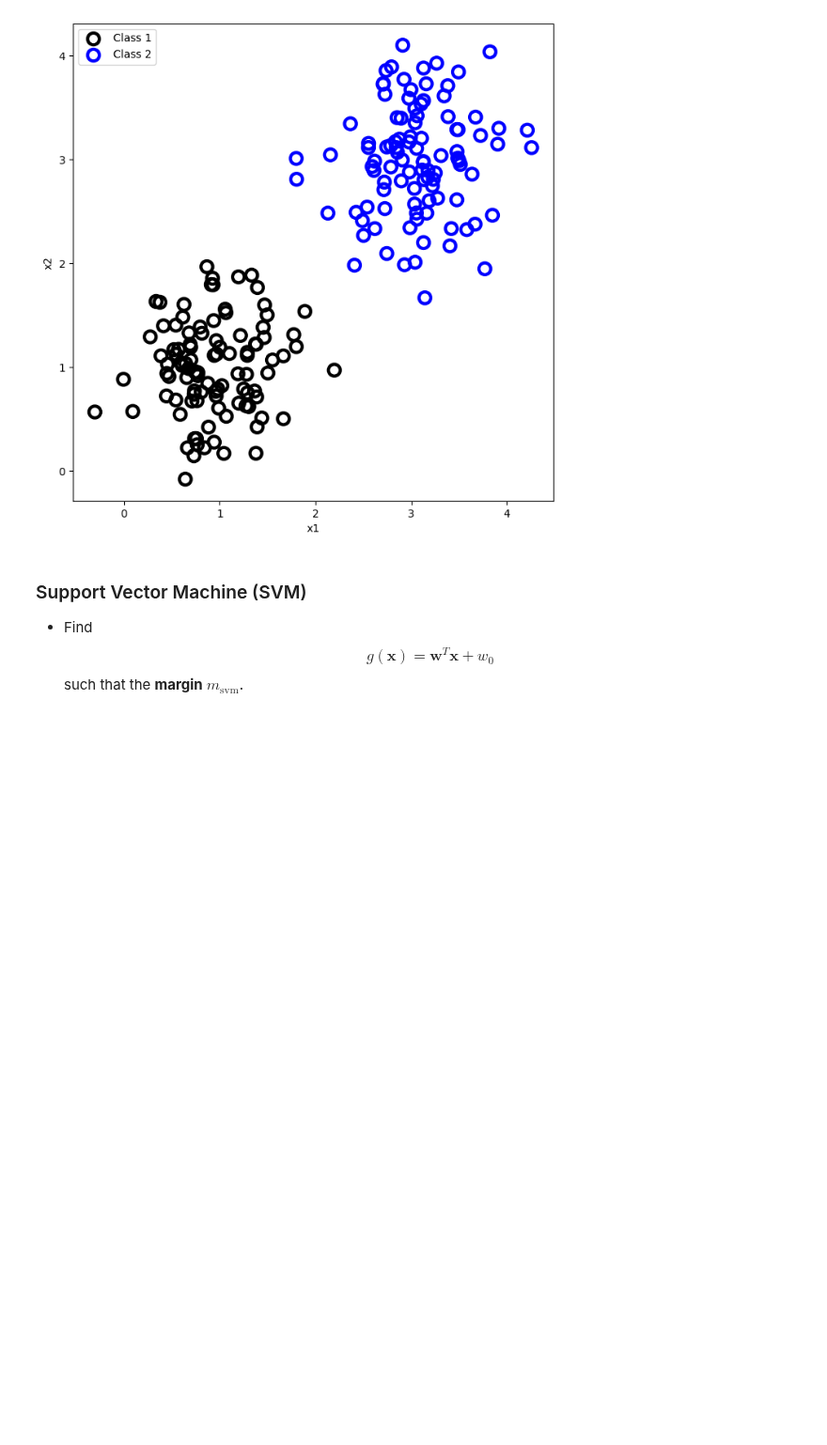
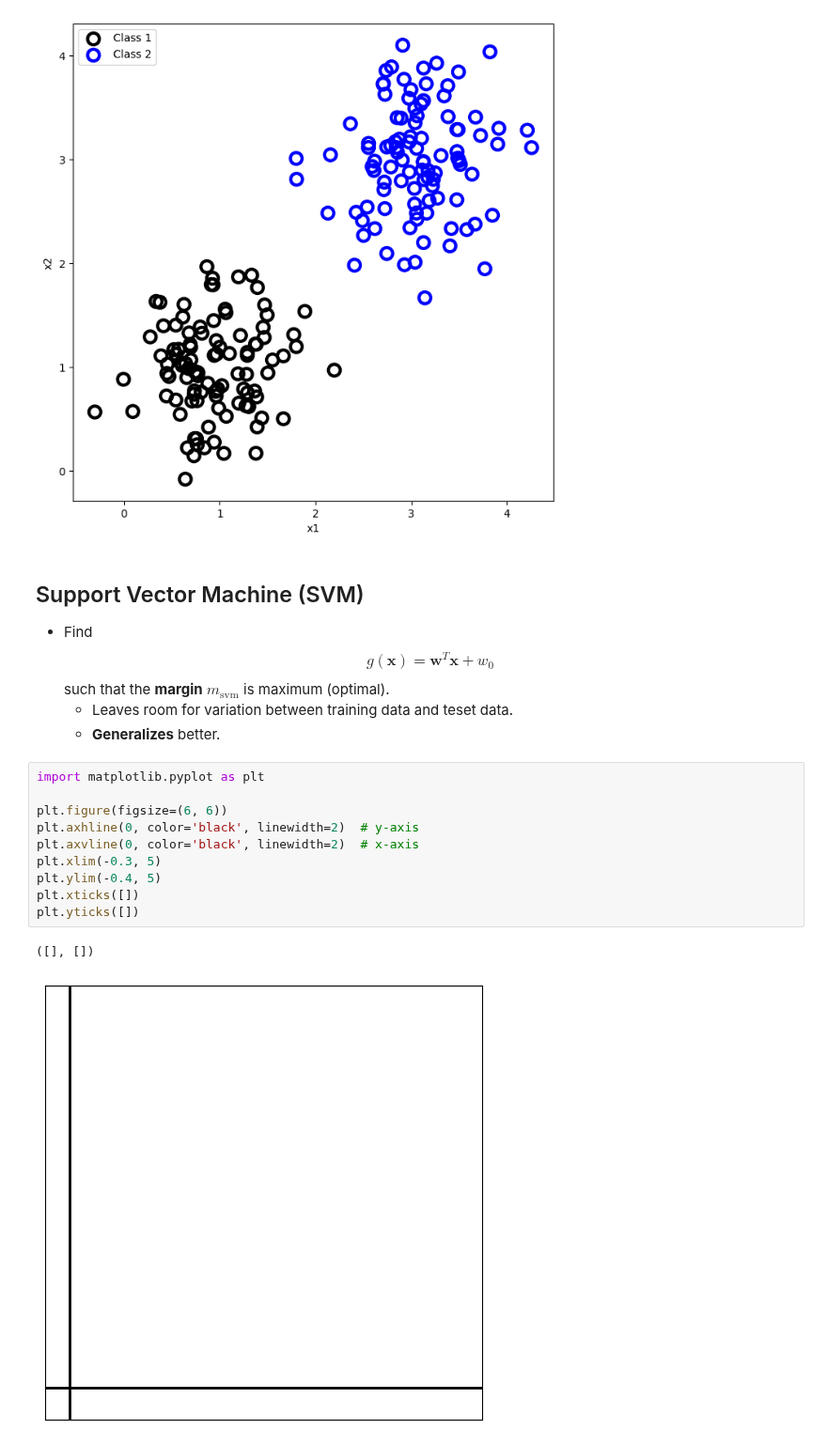
Before and after one commit to Wickstrom/pattern-recognition-handbook, a Jupyter notebook: notebooks/03/support_vector_machine.ipynb, the cells around one changed output. Shown at 94% size. Saved outputs shown, nothing was run; the diff lists cells and outputs as text; blank space fills up the shorter version.

```diff
--- a/notebooks/03/support_vector_machine.ipynb
+++ b/notebooks/03/support_vector_machine.ipynb
@@ -38,6 +38,21 @@ plt.show()
 # %% [output]
 [figure]
 # %% [markdown]
-### Support Vector Machine (SVM)
+## Support Vector Machine (SVM)
 
-- Find $$g(\mathbf{x})=\mathbf{w}^T\mathbf{x}+w_0$$ such that the **margin** $m_{\text{svm}}$.
+- Find $$g(\mathbf{x})=\mathbf{w}^T\mathbf{x}+w_0$$ such that the **margin** $m_{\text{svm}}$ is maximum (optimal).
+    - Leaves room for variation between training data and teset data.
+    - **Generalizes** better.
+# %%
+import matplotlib.pyplot as plt
+
+plt.figure(figsize=(6, 6))
+plt.axhline(0, color='black', linewidth=2)  # y-axis
+plt.axvline(0, color='black', linewidth=2)  # x-axis
+plt.xlim(-0.3, 5)
+plt.ylim(-0.4, 5)
+plt.xticks([])
+plt.yticks([])
+# %% [output]
+([], [])
+[figure, added]
```
Also changed, not shown: parts of 11 cells of this notebook.
